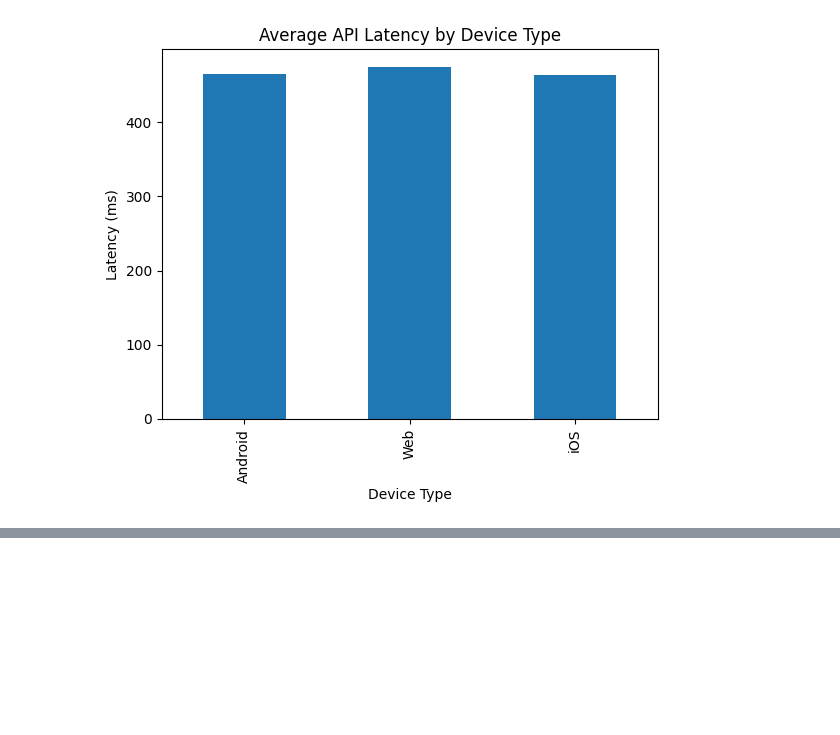
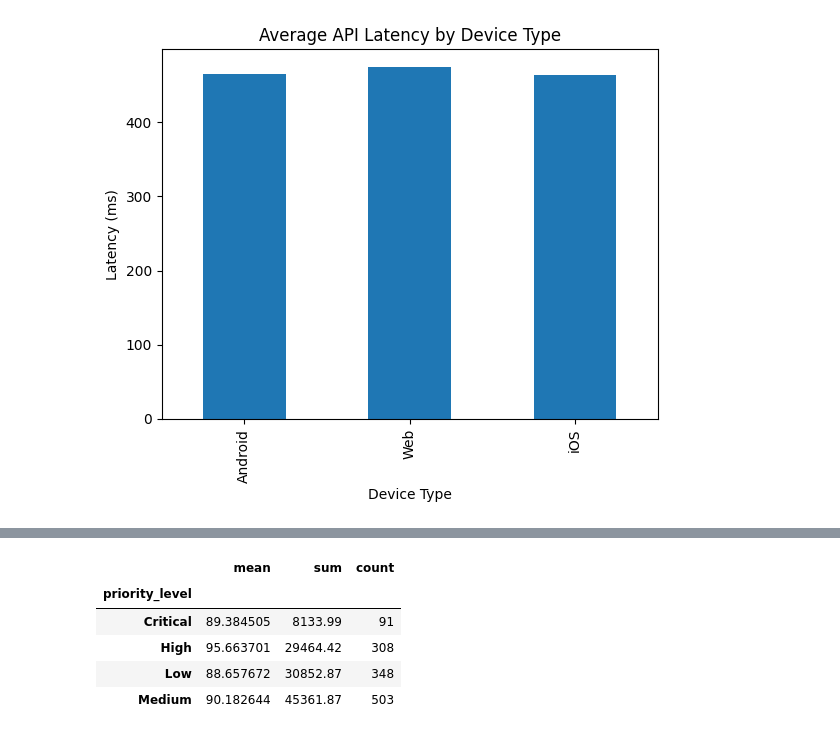
Before and after one commit to amritveersingh089-art/Python-Data-Processing-and-Visualisation-Notebook-, a Jupyter notebook: Python_Data_Processing_and_Visualisation_Notebook.ipynb, the cells around one changed output, grey strips where cells are left out. Cells and saved outputs as stored; diff of their text form; code cells hidden in the pictures; blank space fills up the shorter version.

```diff
--- a/Python_Data_Processing_and_Visualisation_Notebook.ipynb
+++ b/Python_Data_Processing_and_Visualisation_Notebook.ipynb
@@ -204,0 +209,11 @@ plt.show()
+# %%
+priority_analysis = orders.groupby("priority_level")["order_value"].agg(["mean","sum","count"])
+
+priority_analysis
+# %% [output]
+|  | mean | sum | count |
+| priority_level |  |  |  |
+| Critical | 89.384505 | 8133.99 | 91 |
+| High | 95.663701 | 29464.42 | 308 |
+| Low | 88.657672 | 30852.87 | 348 |
+| Medium | 90.182644 | 45361.87 | 503 |
```
Also changed, not shown: parts of 8 cells of this notebook.
